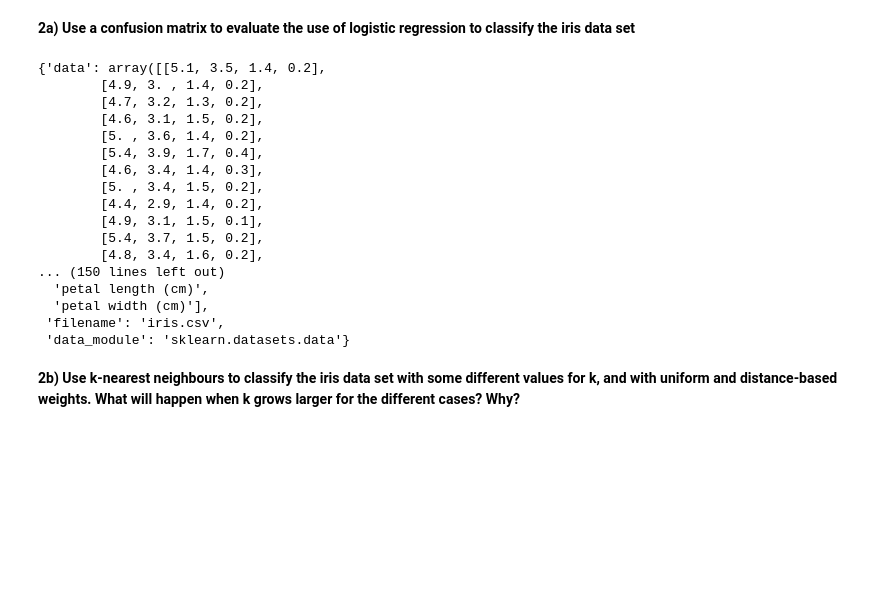
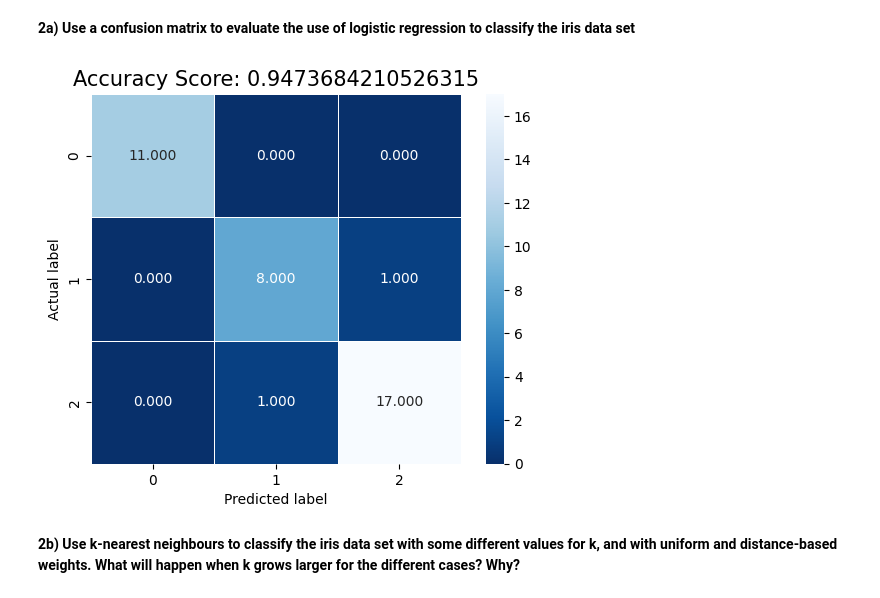
Before and after one commit to Niclindm/DAT405, a Jupyter notebook: Weekly assignment 2/Assignment2.ipynb, the cells around one changed output. Cells and saved outputs as stored; diff of their text form; code cells hidden in the pictures; blank space fills up the shorter version.

```diff
--- a/Weekly assignment 2/Assignment2.ipynb
+++ b/Weekly assignment 2/Assignment2.ipynb
@@ -89,25 +94,26 @@ plt.show()
 **2a) Use a confusion matrix to evaluate the use of logistic regression to classify the iris data set**
 # %%
 data = load_iris()
-data
+# data
-# %% [output]
-{'data': array([[5.1, 3.5, 1.4, 0.2],
-        [4.9, 3. , 1.4, 0.2],
-        [4.7, 3.2, 1.3, 0.2],
-        [4.6, 3.1, 1.5, 0.2],
-        [5. , 3.6, 1.4, 0.2],
-        [5.4, 3.9, 1.7, 0.4],
-        [4.6, 3.4, 1.4, 0.3],
-        [5. , 3.4, 1.5, 0.2],
-        [4.4, 2.9, 1.4, 0.2],
-        [4.9, 3.1, 1.5, 0.1],
-        [5.4, 3.7, 1.5, 0.2],
-        [4.8, 3.4, 1.6, 0.2],
-... (150 lines left out)
-  'petal length (cm)',
-  'petal width (cm)'],
- 'filename': 'iris.csv',
- 'data_module': 'sklearn.datasets.data'}
+# %%
+# make a logistic regresson
+x_train, x_test, y_train, y_test = train_test_split(data.data, data.target)
+clf = linear_model.LogisticRegression(multi_class='ovr', solver='liblinear').fit(x_train, y_train)
+clf.predict(x_test[0].reshape(1,-1))
+score = clf.score(x_test, y_test)
+# %%
+# make a confusion matrix
+predictions = clf.predict(x_test)
+cm = metrics.confusion_matrix(y_test, predictions)
+sns.heatmap(cm, annot=True, fmt=".3f", linewidths=.5, square = True, cmap = 'Blues_r')
+plt.ylabel('Actual label');
+plt.xlabel('Predicted label');
+all_sample_title = 'Accuracy Score: {0}'.format(score)
+plt.title(all_sample_title, size = 15);
+plt.savefig('toy_Digits_ConfusionSeabornCodementor.png')
+plt.show()
+# %% [output]
+[figure, added]
 # %% [markdown]
 **2b) Use k-nearest neighbours to classify the iris data set with some different**
 **values for k, and with uniform and distance-based weights. What will happen**
```
Also changed, not shown: parts of 10 cells of this notebook, 4 other files.
